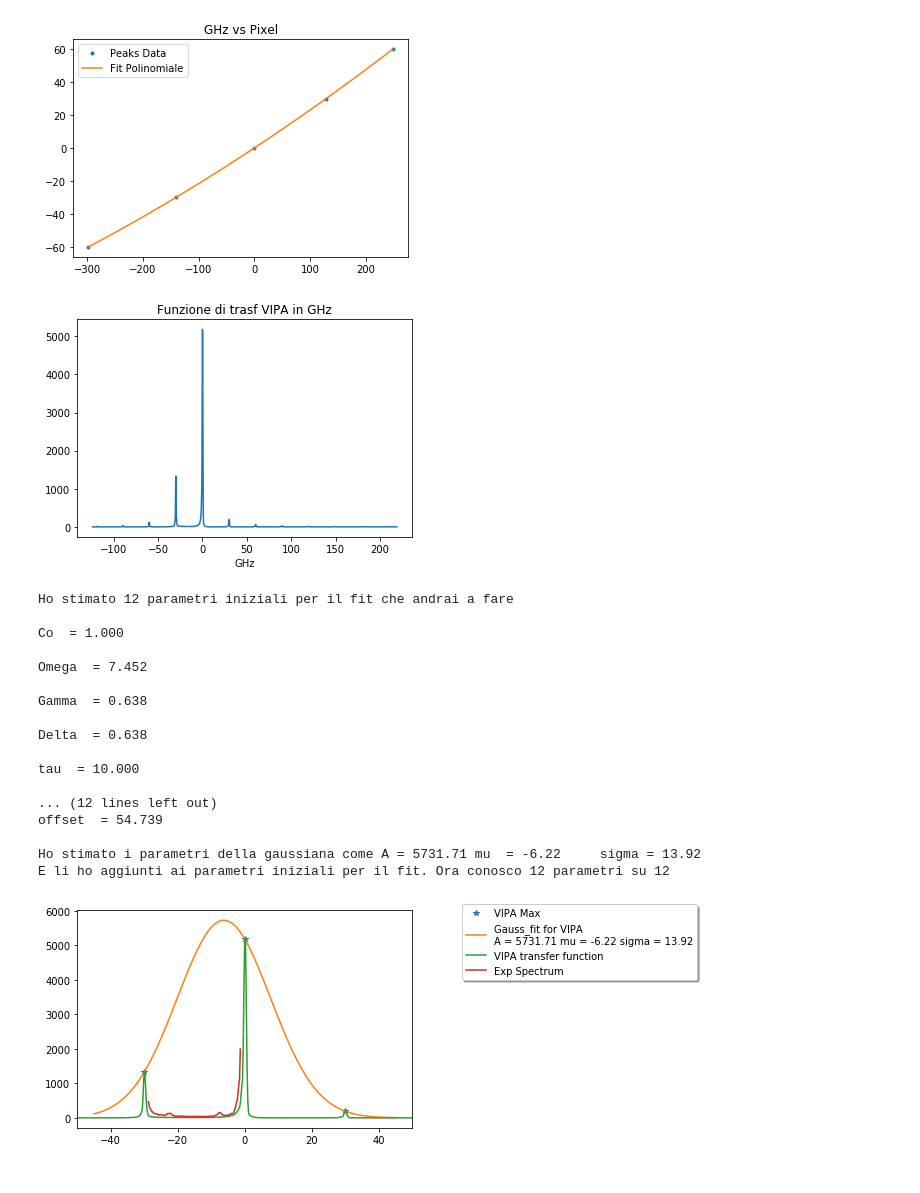
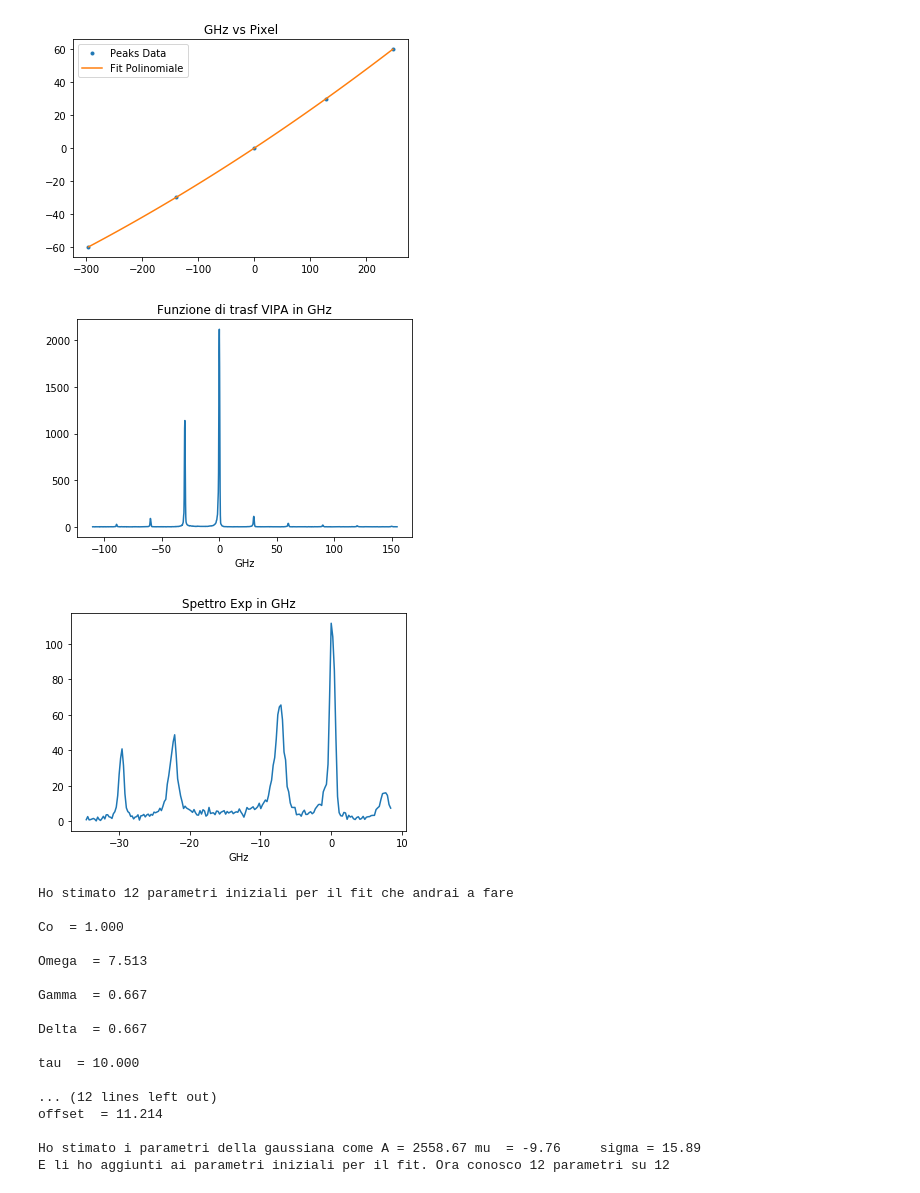
Before and after one commit to flautodipan/Python_Libraries, a Jupyter notebook: Experimentum_single.ipynb, the cells around one changed output. Drawn from its saved outputs; the diff is of its cells as text; code cells hidden in the pictures.

```diff
--- a/Experimentum_single.ipynb
+++ b/Experimentum_single.ipynb
@@ -13,14 +13,17 @@ import  matplotlib.pyplot   as      plt
 
 import  time
 
-now_path        =   '../BRILLOUIN/TDP43/ARS_10_02/'
-spectra_filename    =   'ARS_10_02'
-VIPA_filename       =   'ARS_10_02_VIPA1.tif'
+now_path        =   '../BRILLOUIN/TDP43/ARS_11_02/'
+spectra_filename    =   'ARS_11_02'
+VIPA_filename       =   'ARS_11_02_VIPA_notsat.tif'
 
+super_start         =   time.process_time()
+tempo               =   ()
 
-syg_kwargs          =   {'height': 20, 'distance': 20, 'width': 3.5}
+syg_kwargs          =   {'height': 10, 'distance': 20, 'width': 3.}
 syg_kwargs_VIPA     =   {'distance':100, 'width': 1}
-syg_kwargs_brill    =   {'height': 5, 'distance': 30, 'width': 3.}
+syg_kwargs_brill    =  {'height': 8., 'distance': 20, 'width': 3.}
+VIPA_treshold       =   37
 
 cols        = ('Co', 'Omega', 'Gamma', 'Delta', 'tau', 'delta_width', 'delta_amplitude', 'A', 'mu', 'sigma', 'shift', 'offset')
 cols_mark   = ('Co', 'Omega', 'Gamma', 'delta_width', 'delta_amplitude', 'A', 'mu', 'sigma', 'shift', 'offset')
@@ -28,9 +31,9 @@ cols_real   = ('Co', 'Omega', 'Gamma', 'Delta', 'tau', 'delta_width', 'delta_amp
 cols_gauss  = ( 'A', 'mu', 'sigma')
 # %%
 #0) importo dati e inizializzo oggetti
-i   =   0
-j   =   9
-y    =   Import_from_Matlab(spectra_filename, now_path, var_name = 'y')[i][j]
+i   =   20
+j   =   78
+y    =   Import_from_Matlab(spectra_filename, now_path, var_name = 'y_all')[i][j]
 Data    =   Exp.Spectrum(name = str((i,j)))
 Data.Get_Spectrum(y = np.resize(y, np.max(y.shape)), offset = 183., cut = False, cut_range = (100, 680))
 Data.Get_Spectrum_Peaks(**syg_kwargs)
@@ -63,42 +66,54 @@ Lo spettro ha 7 picchi
 # %%
 #1) Operazioni di modifica Spettro
 
-Data.How_Many_Peaks_To_VIPA(treshold = 50, **syg_kwargs_VIPA)
+Data.How_Many_Peaks_To_VIPA(treshold = VIPA_treshold, **syg_kwargs_VIPA)
 Data.Fit_Pixel2GHz(fig = True)
 Data.VIPA_Pix2GHz(fig = True)
-Data.Spectrum_Pix2GHz()
+
+if nature == 'brillouin_higher':
+
+    Data.Spectrum_Pix2GHz(align = False)
+
+Data.Spectrum_Pix2GHz(fig = True)
 
 if nature == 'brillouin_higher':
 
     Data.Get_Spectrum_Peaks(**syg_kwargs_brill)
     Data.Get_Spectrum_4_Peaks_by_Order()
 
+    # se è Brillouin highest
+    if Data.y[Data.peaks['peaks_idx'][2]] > Data.y[Data.peaks['peaks_idx'][3]]:
+        print('ok è brillouin highst')
+        Data.Align_Brillouin_Highest()
+
 else:
 
     Data.Get_Spectrum_4_Peaks_by_Height()
+
 
 Data.Cut_n_Estimate_Spectrum(estimate = True, verbose = True, distanza = 0.25, columns = cols)
 Data.Fit_VIPA_Gaussian(verbose = True, fig = True)
 plt.figure()
 plt.plot(Data.x_freq, Data.y)
+plt.title('Spectrum ready for fit {}'.format(Data.name))
 # %% [output]
 [figure]
-[figure, old version]
+[figure, new version]
+[figure, new version]
 Ho stimato 12 parametri iniziali per il fit che andrai a fare
 
 Co  = 1.000
 
-Omega  = 7.452
+Omega  = 7.513
 
-Gamma  = 0.638
+Gamma  = 0.667
 
-Delta  = 0.638
+Delta  = 0.667
 
 tau  = 10.000
 
 ... (12 lines left out)
-offset  = 54.739
+offset  = 11.214
 
-Ho stimato i parametri della gaussiana come A = 5731.71 mu  = -6.22     sigma = 13.92
+Ho stimato i parametri della gaussiana come A = 2558.67 mu  = -9.76     sigma = 15.89
 E li ho aggiunti ai parametri iniziali per il fit. Ora conosco 12 parametri su 12
-[figure, old version]
```
Also changed, not shown: parts of 9 cells of this notebook, 2 other files.
